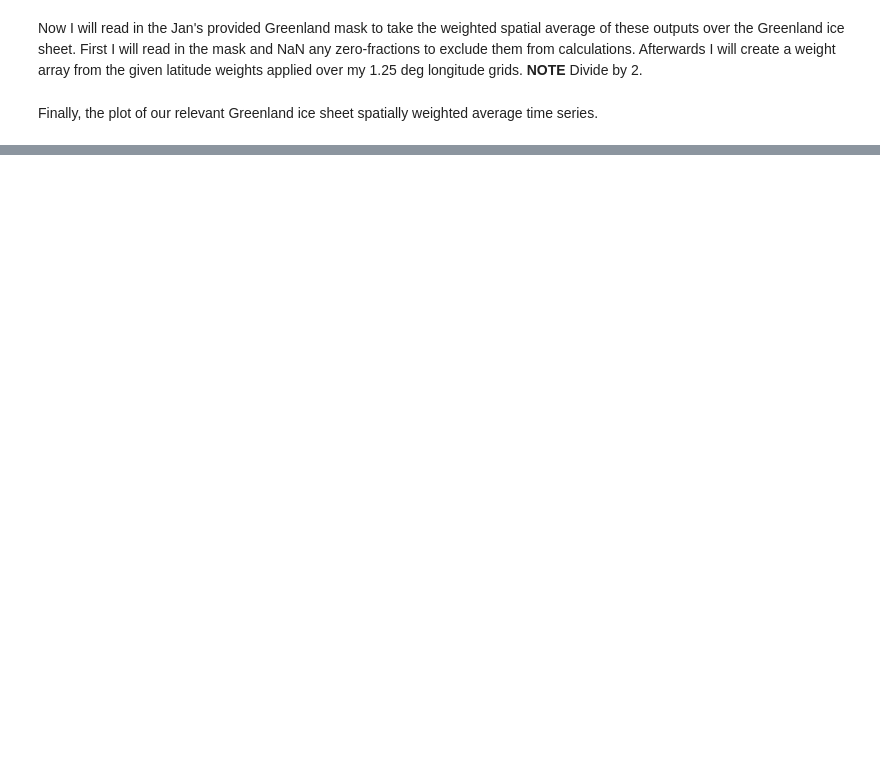
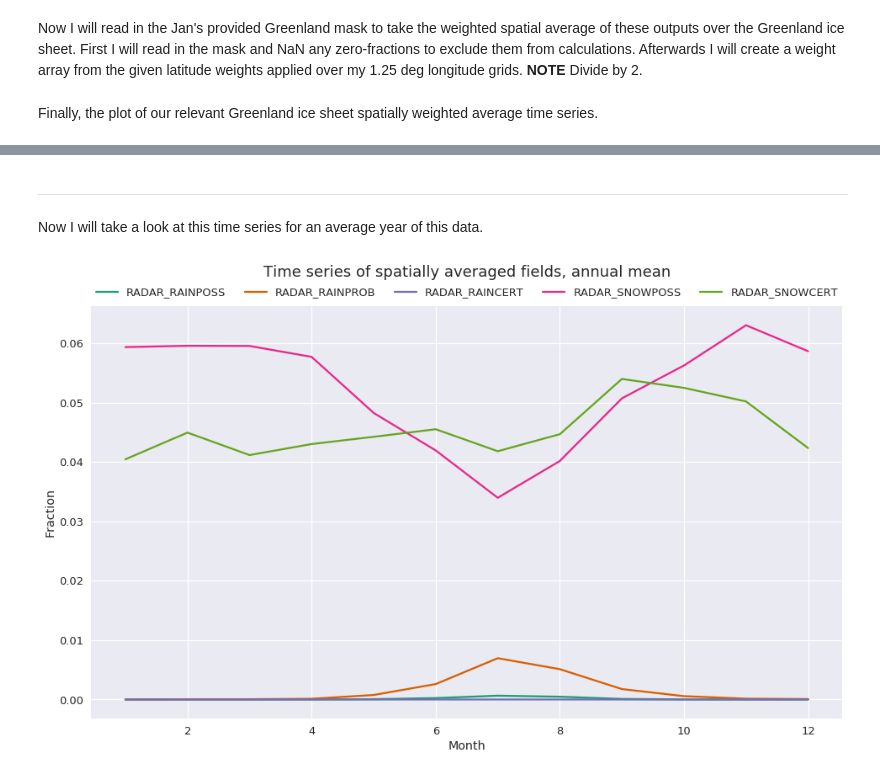
Before and after one commit to dcamron/cosp-explore, a Jupyter notebook: notebooks/explore.ipynb, the cells around one changed output, grey strips where cells are left out. Saved outputs shown, nothing was run; the diff lists cells and outputs as text; code cells hidden in the pictures; blank space fills up the shorter version.

```diff
--- a/notebooks/explore.ipynb
+++ b/notebooks/explore.ipynb
@@ -163,0 +161,18 @@ f.savefig('../figures/explore/GIS-average_tseries.png')
+# %% [markdown]
+---
+Now I will take a look at this time series for an average year of this data.
+# %%
+f, ax = plt.subplots(figsize=(16, 9))
+for (i, var) in enumerate(ds_w.data_vars):
+    (ds_w[var].groupby('time.month')
+              .mean('time')
+              .plot(ax=ax, label=('%s' % var), color=sns.color_palette('Dark2', len(ds_w.data_vars))[i]))
+
+ax.legend(bbox_to_anchor=(0., 1.01, 1., .101), loc=3,
+           ncol=len(ds_w.data_vars), mode="expand", borderaxespad=0.)
+ax.set_ylabel('Fraction')
+ax.set_xlabel('Month')
+ax.set_title('Time series of spatially averaged fields, annual mean', y=1.06, fontsize=18)
+f.savefig('../figures/explore/GIS-average_tseries_annual.png')
+# %% [output]
+[figure, added]
```
Also changed, not shown: parts of 13 cells of this notebook, 25 other files.
